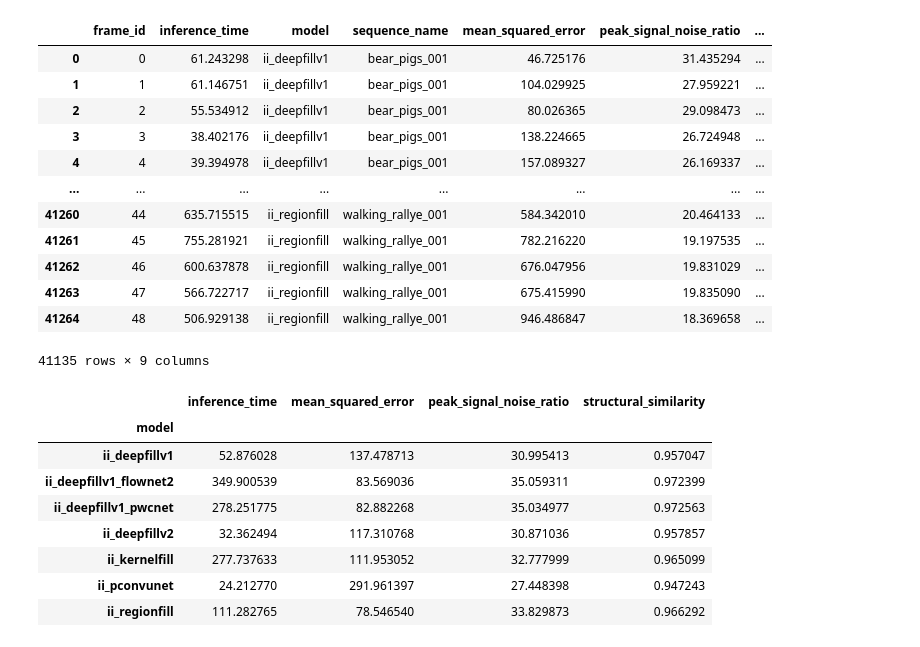
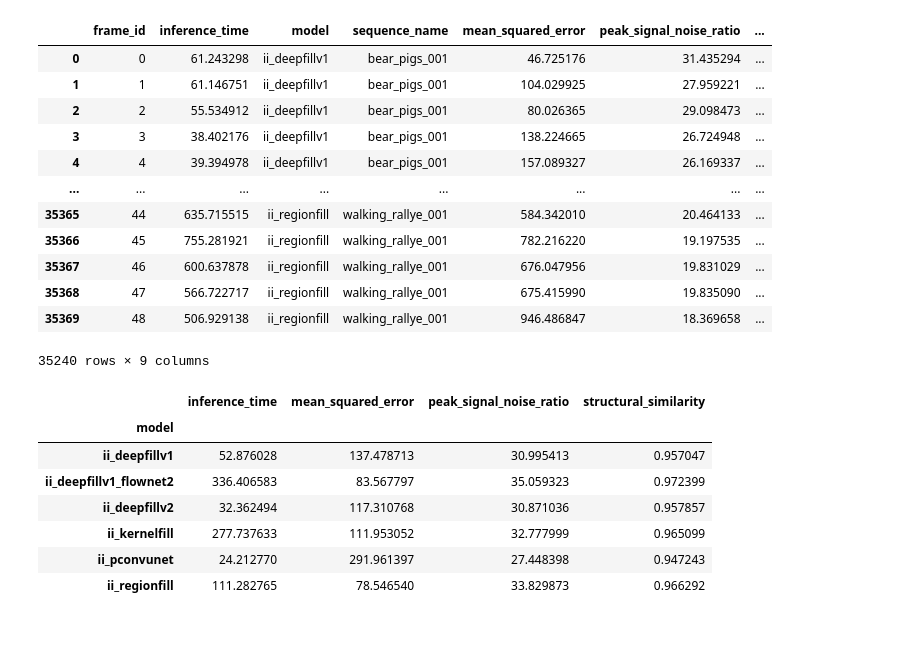
Before and after one commit to jfajkowski/inpainting, a Jupyter notebook: notebooks/analyze_image_inpainting.ipynb, the cells around one changed output. Cells and saved outputs as stored; diff of their text form; code cells hidden in the pictures.

```diff
--- a/notebooks/analyze_image_inpainting.ipynb
+++ b/notebooks/analyze_image_inpainting.ipynb
@@ -7,47 +7,47 @@ import numpy as np
 from inpainting.load import load_dataframe
 from inpainting.utils import get_paths
 # %%
-dataset = 'DAVIS'
-results_dirs = get_paths(f'../results/ii/{dataset}/*')
+experiment = 'full'
+results_dirs = get_paths(f'../results/{experiment}/ii/*')
 
 times_dfs = []
 for results_dir in results_dirs:
     for path in get_paths(f'{results_dir}/Benchmark/*/inference_times.csv'):
         times_df = load_dataframe(path)
         times_df['model'] = basename(results_dir)
         times_df['sequence_name'] = basename(dirname(path))
         times_dfs.append(times_df)
 times_df = pd.concat(times_dfs)
 
 results_dfs = []
 for results_dir in results_dirs:
     for path in get_paths(f'{results_dir}/Evaluation/*/results.csv'):
         results_df = load_dataframe(path)
         results_df['model'] = basename(results_dir)
         sequence_name = basename(dirname(path))
         results_df['sequence_name'] = sequence_name
         results_df['object_sequence_name'] = sequence_name.split('_')[1]
         results_df['object_id'] = int(sequence_name.split('_')[2])
         results_dfs.append(results_df)
 results_df = pd.concat(results_dfs)
 
 df = pd.merge(times_df, results_df, on=['model', 'sequence_name', 'frame_id'])
 df = df[~df.isin([np.nan, np.inf, -np.inf]).any(1)]
 df
 # %% [output]
 |  | frame_id | inference_time | model | sequence_name | mean_squared_error | peak_signal_noise_ratio | ... |
 | 0 | 0 | 61.243298 | ii_deepfillv1 | bear_pigs_001 | 46.725176 | 31.435294 | ... |
 | 1 | 1 | 61.146751 | ii_deepfillv1 | bear_pigs_001 | 104.029925 | 27.959221 | ... |
 | 2 | 2 | 55.534912 | ii_deepfillv1 | bear_pigs_001 | 80.026365 | 29.098473 | ... |
 | 3 | 3 | 38.402176 | ii_deepfillv1 | bear_pigs_001 | 138.224665 | 26.724948 | ... |
 | 4 | 4 | 39.394978 | ii_deepfillv1 | bear_pigs_001 | 157.089327 | 26.169337 | ... |
 | ... | ... | ... | ... | ... | ... | ... | ... |
-| 41260 | 44 | 635.715515 | ii_regionfill | walking_rallye_001 | 584.342010 | 20.464133 | ... |
-| 41261 | 45 | 755.281921 | ii_regionfill | walking_rallye_001 | 782.216220 | 19.197535 | ... |
-| 41262 | 46 | 600.637878 | ii_regionfill | walking_rallye_001 | 676.047956 | 19.831029 | ... |
-| 41263 | 47 | 566.722717 | ii_regionfill | walking_rallye_001 | 675.415990 | 19.835090 | ... |
-| 41264 | 48 | 506.929138 | ii_regionfill | walking_rallye_001 | 946.486847 | 18.369658 | ... |
+| 35365 | 44 | 635.715515 | ii_regionfill | walking_rallye_001 | 584.342010 | 20.464133 | ... |
+| 35366 | 45 | 755.281921 | ii_regionfill | walking_rallye_001 | 782.216220 | 19.197535 | ... |
+| 35367 | 46 | 600.637878 | ii_regionfill | walking_rallye_001 | 676.047956 | 19.831029 | ... |
+| 35368 | 47 | 566.722717 | ii_regionfill | walking_rallye_001 | 675.415990 | 19.835090 | ... |
+| 35369 | 48 | 506.929138 | ii_regionfill | walking_rallye_001 | 946.486847 | 18.369658 | ... |
-41135 rows × 9 columns
+35240 rows × 9 columns
 # %%
 metrics = pd.DataFrame()
 metrics['model'] = df['model']
@@ -61,8 +61,7 @@ metrics.groupby('model').mean()
 |  | inference_time | mean_squared_error | peak_signal_noise_ratio | structural_similarity |
 | model |  |  |  |  |
 | ii_deepfillv1 | 52.876028 | 137.478713 | 30.995413 | 0.957047 |
-| ii_deepfillv1_flownet2 | 349.900539 | 83.569036 | 35.059311 | 0.972399 |
-| ii_deepfillv1_pwcnet | 278.251775 | 82.882268 | 35.034977 | 0.972563 |
+| ii_deepfillv1_flownet2 | 336.406583 | 83.567797 | 35.059323 | 0.972399 |
 | ii_deepfillv2 | 32.362494 | 117.310768 | 30.871036 | 0.957857 |
 | ii_kernelfill | 277.737633 | 111.953052 | 32.777999 | 0.965099 |
 | ii_pconvunet | 24.212770 | 291.961397 | 27.448398 | 0.947243 |
```
Also changed, not shown: 6 other files.
